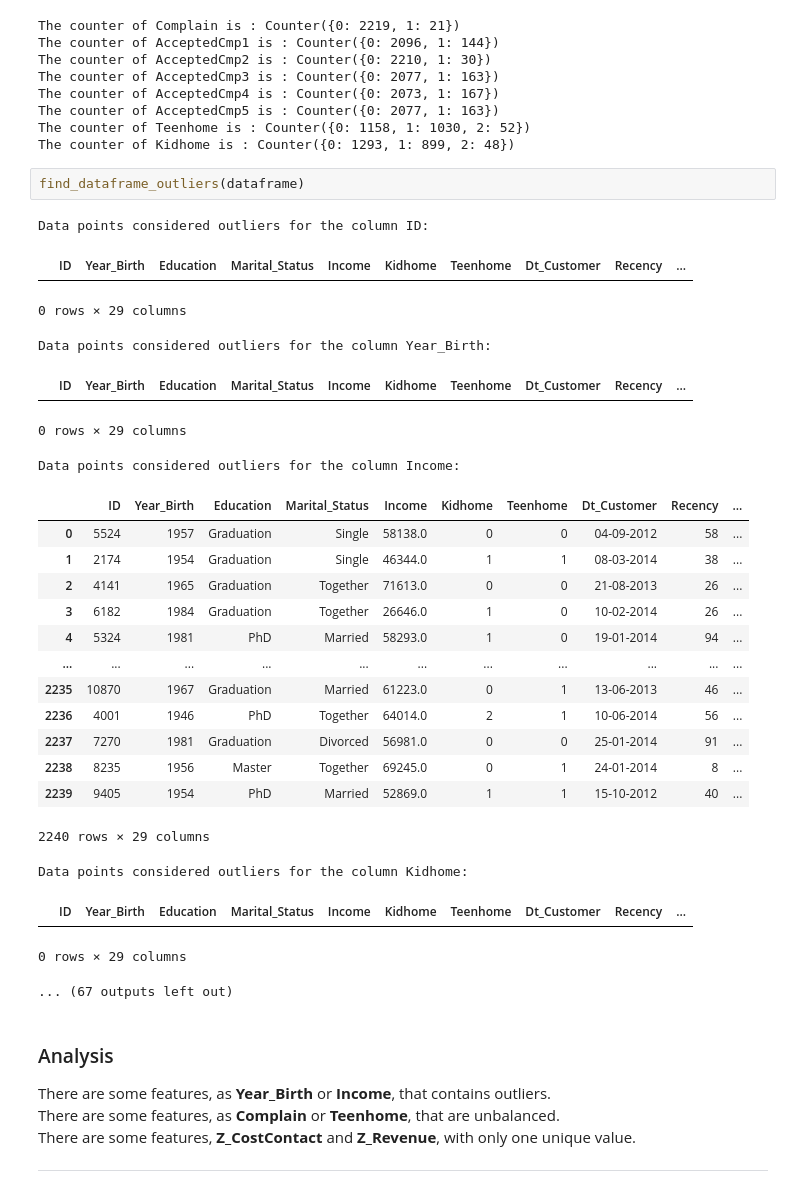
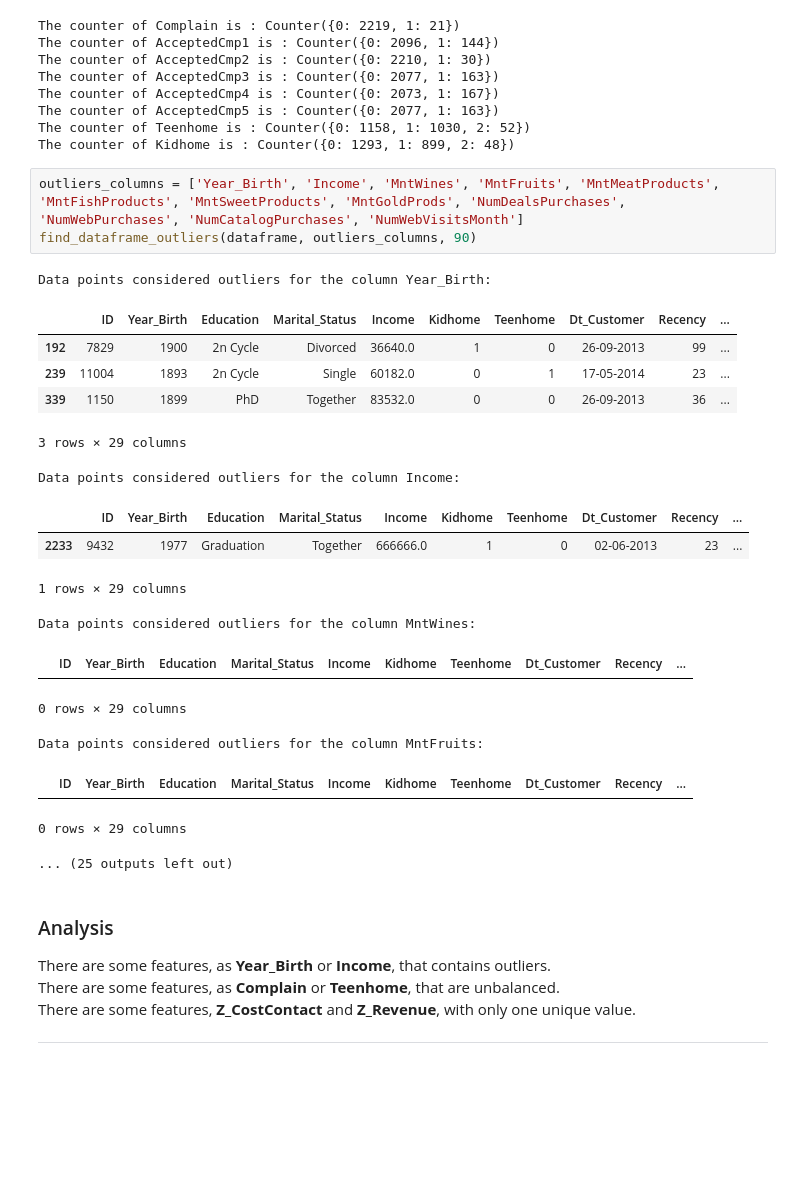
Before and after one commit to antonella-giovannetti/customer-personality-analysis, a Jupyter notebook: analysis/exploratory.ipynb, the cells around one changed output. Cells and saved outputs as stored; diff of their text form; blank space fills up the shorter version.

Commit message:
:wip: clean data & handle outliers

```diff
--- a/analysis/exploratory.ipynb
+++ b/analysis/exploratory.ipynb
@@ -101,33 +94,27 @@ The counter of AcceptedCmp4 is : Counter({0: 2073, 1: 167})
 The counter of AcceptedCmp5 is : Counter({0: 2077, 1: 163})
 The counter of Teenhome is : Counter({0: 1158, 1: 1030, 2: 52})
 The counter of Kidhome is : Counter({0: 1293, 1: 899, 2: 48})
-# %%
-find_dataframe_outliers(dataframe)
-# %% [output]
-Data points considered outliers for the column ID:
-|  | ID | Year_Birth | Education | Marital_Status | Income | Kidhome | Teenhome | Dt_Customer | Recency | ... |
-0 rows × 29 columns
-Data points considered outliers for the column Year_Birth:
-|  | ID | Year_Birth | Education | Marital_Status | Income | Kidhome | Teenhome | Dt_Customer | Recency | ... |
-0 rows × 29 columns
-Data points considered outliers for the column Income:
-|  | ID | Year_Birth | Education | Marital_Status | Income | Kidhome | Teenhome | Dt_Customer | Recency | ... |
-| 0 | 5524 | 1957 | Graduation | Single | 58138.0 | 0 | 0 | 04-09-2012 | 58 | ... |
-| 1 | 2174 | 1954 | Graduation | Single | 46344.0 | 1 | 1 | 08-03-2014 | 38 | ... |
-| 2 | 4141 | 1965 | Graduation | Together | 71613.0 | 0 | 0 | 21-08-2013 | 26 | ... |
-| 3 | 6182 | 1984 | Graduation | Together | 26646.0 | 1 | 0 | 10-02-2014 | 26 | ... |
-| 4 | 5324 | 1981 | PhD | Married | 58293.0 | 1 | 0 | 19-01-2014 | 94 | ... |
-| ... | ... | ... | ... | ... | ... | ... | ... | ... | ... | ... |
-| 2235 | 10870 | 1967 | Graduation | Married | 61223.0 | 0 | 1 | 13-06-2013 | 46 | ... |
-| 2236 | 4001 | 1946 | PhD | Together | 64014.0 | 2 | 1 | 10-06-2014 | 56 | ... |
-| 2237 | 7270 | 1981 | Graduation | Divorced | 56981.0 | 0 | 0 | 25-01-2014 | 91 | ... |
-| 2238 | 8235 | 1956 | Master | Together | 69245.0 | 0 | 1 | 24-01-2014 | 8 | ... |
-| 2239 | 9405 | 1954 | PhD | Married | 52869.0 | 1 | 1 | 15-10-2012 | 40 | ... |
-2240 rows × 29 columns
-Data points considered outliers for the column Kidhome:
-|  | ID | Year_Birth | Education | Marital_Status | Income | Kidhome | Teenhome | Dt_Customer | Recency | ... |
-0 rows × 29 columns
-... (67 outputs left out)
+# %%
+outliers_columns = ['Year_Birth', 'Income', 'MntWines', 'MntFruits', 'MntMeatProducts', 'MntFishProducts', 'MntSweetProducts', 'MntGoldProds', 'NumDealsPurchases', 'NumWebPurchases', 'NumCatalogPurchases', 'NumWebVisitsMonth']
+find_dataframe_outliers(dataframe, outliers_columns, 90)
+# %% [output]
+Data points considered outliers for the column Year_Birth:
+|  | ID | Year_Birth | Education | Marital_Status | Income | Kidhome | Teenhome | Dt_Customer | Recency | ... |
+| 192 | 7829 | 1900 | 2n Cycle | Divorced | 36640.0 | 1 | 0 | 26-09-2013 | 99 | ... |
+| 239 | 11004 | 1893 | 2n Cycle | Single | 60182.0 | 0 | 1 | 17-05-2014 | 23 | ... |
+| 339 | 1150 | 1899 | PhD | Together | 83532.0 | 0 | 0 | 26-09-2013 | 36 | ... |
+3 rows × 29 columns
+Data points considered outliers for the column Income:
+|  | ID | Year_Birth | Education | Marital_Status | Income | Kidhome | Teenhome | Dt_Customer | Recency | ... |
+| 2233 | 9432 | 1977 | Graduation | Together | 666666.0 | 1 | 0 | 02-06-2013 | 23 | ... |
+1 rows × 29 columns
+Data points considered outliers for the column MntWines:
+|  | ID | Year_Birth | Education | Marital_Status | Income | Kidhome | Teenhome | Dt_Customer | Recency | ... |
+0 rows × 29 columns
+Data points considered outliers for the column MntFruits:
+|  | ID | Year_Birth | Education | Marital_Status | Income | Kidhome | Teenhome | Dt_Customer | Recency | ... |
+0 rows × 29 columns
+... (25 outputs left out)
 # %% [markdown]
 ### Analysis
 There are some features, as **Year_Birth** or **Income**, that contains outliers.
```
Also changed, not shown: parts of 1 cell of this notebook, 9 other files.
